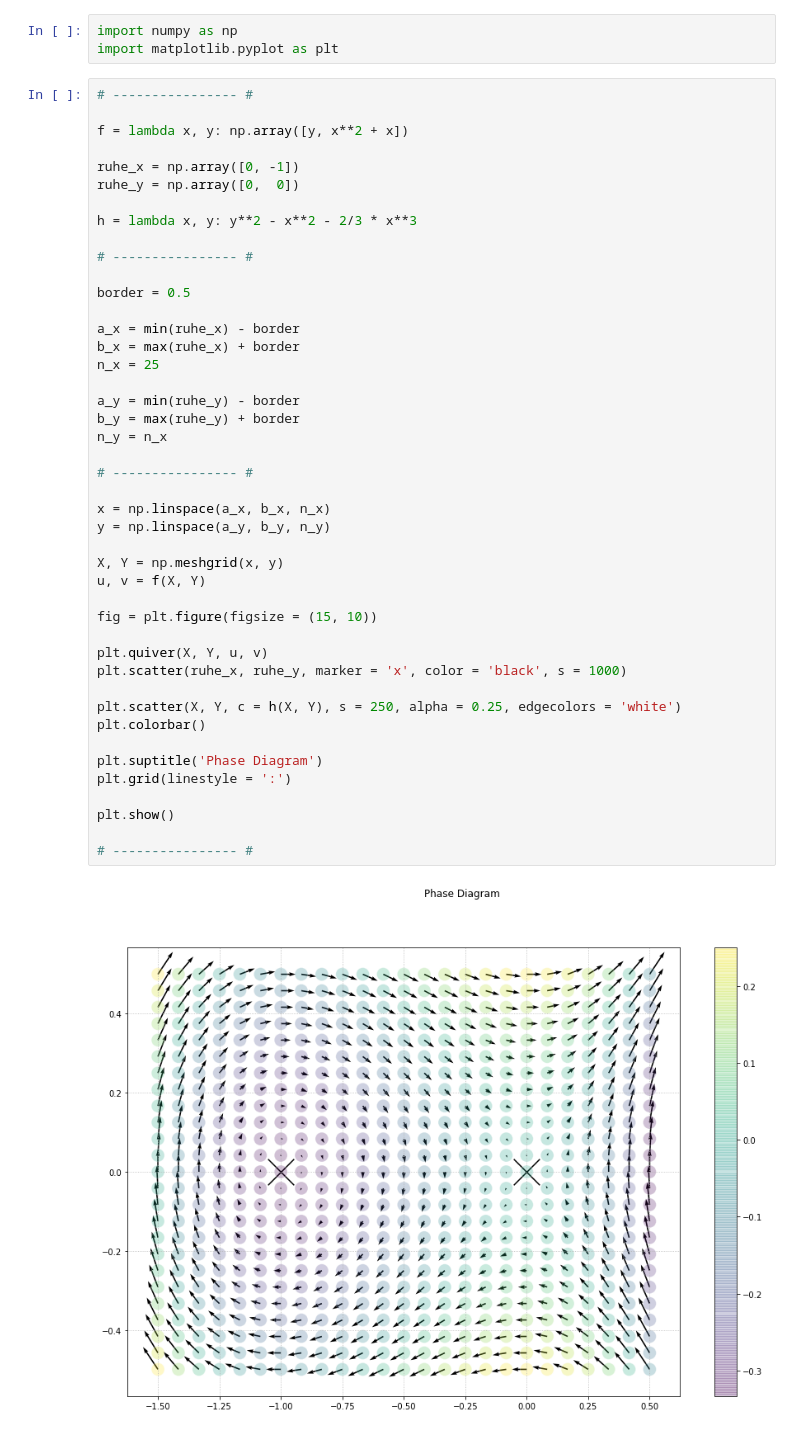
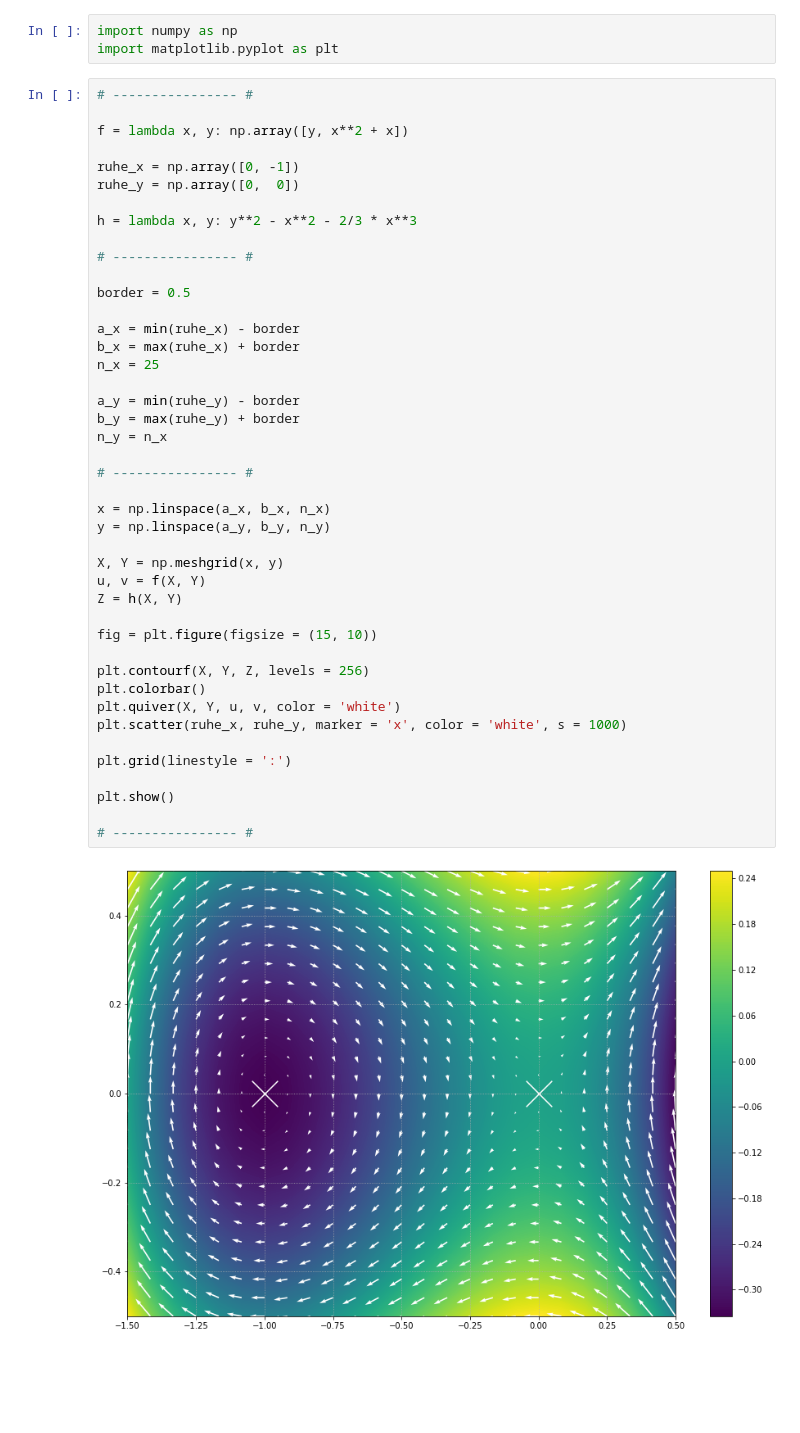
Before and after one commit to MrWhiteRichard/Fundament-Mathematik, a Jupyter notebook: SS_2020/UE_ODEs/Übung_7/ODEs_7.4.ipynb, the cells around one changed output. Saved outputs shown, nothing was run; the diff lists cells and outputs as text; blank space fills up the shorter version.

```diff
--- a/SS_2020/UE_ODEs/Übung_7/ODEs_7.4.ipynb
+++ b/SS_2020/UE_ODEs/Übung_7/ODEs_7.4.ipynb
@@ -13,37 +13,36 @@ h = lambda x, y: y**2 - x**2 - 2/3 * x**3
 
 # ---------------- #
 
 border = 0.5
 
 a_x = min(ruhe_x) - border
 b_x = max(ruhe_x) + border
 n_x = 25
 
 a_y = min(ruhe_y) - border
 b_y = max(ruhe_y) + border
 n_y = n_x
 
 # ---------------- #
 
 x = np.linspace(a_x, b_x, n_x)
 y = np.linspace(a_y, b_y, n_y)
 
 X, Y = np.meshgrid(x, y)
 u, v = f(X, Y)
+Z = h(X, Y)
 
 fig = plt.figure(figsize = (15, 10))
 
-plt.quiver(X, Y, u, v)
-plt.scatter(ruhe_x, ruhe_y, marker = 'x', color = 'black', s = 1000)
+plt.contourf(X, Y, Z, levels = 256)
+plt.colorbar()
+plt.quiver(X, Y, u, v, color = 'white')
+plt.scatter(ruhe_x, ruhe_y, marker = 'x', color = 'white', s = 1000)
 
-plt.scatter(X, Y, c = h(X, Y), s = 250, alpha = 0.25, edgecolors = 'white')
-plt.colorbar()
-
-plt.suptitle('Phase Diagram')
 plt.grid(linestyle = ':')
 
 plt.show()
 
 # ---------------- #
 # %% [output]
-[figure, old version]
+[figure, new version]
```
